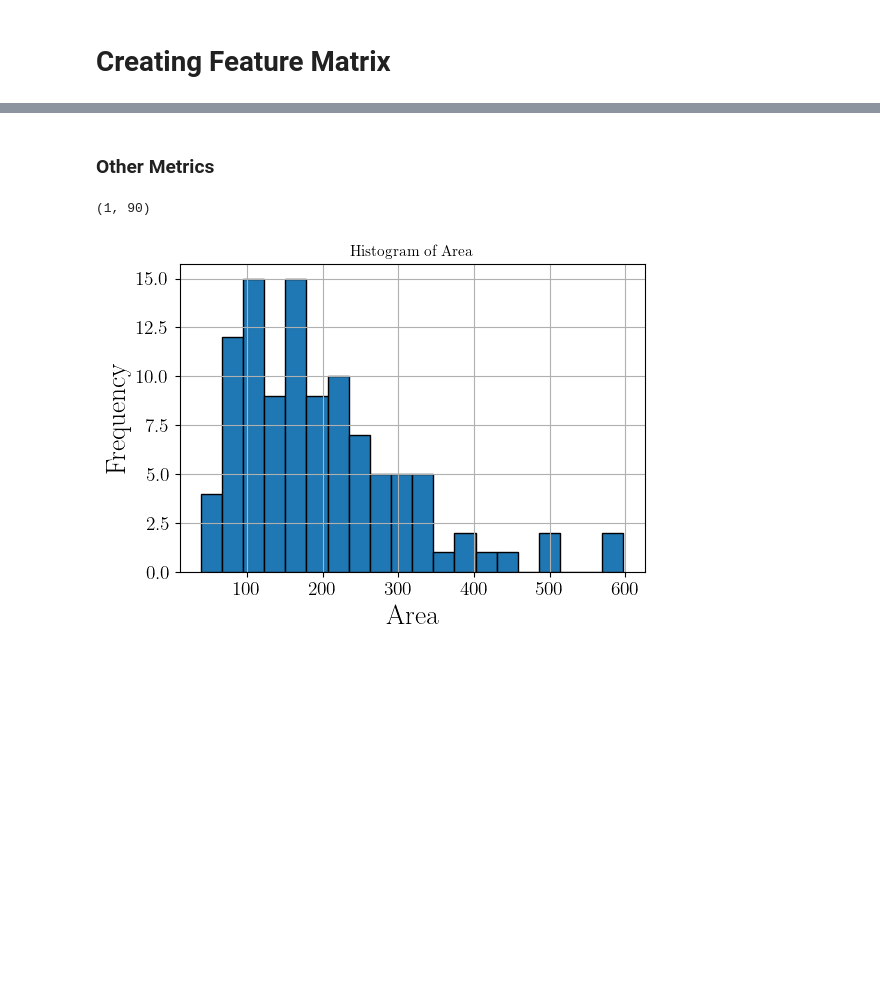
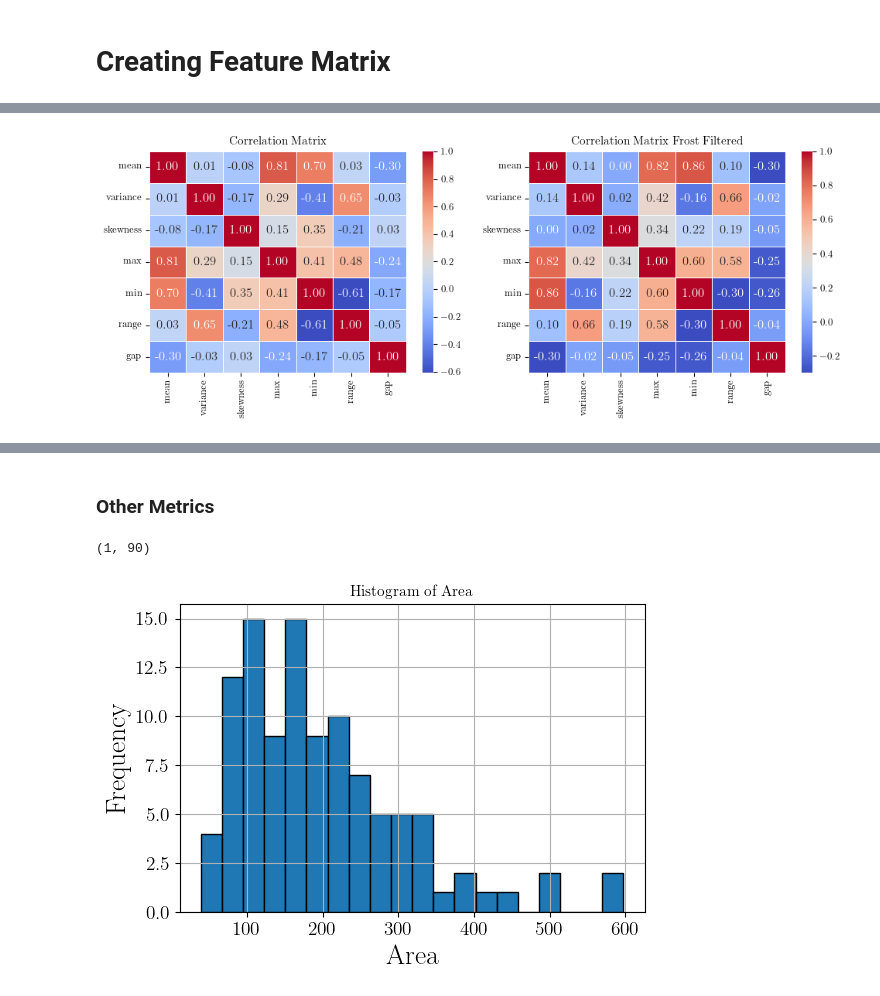
Before and after one commit to ol-webb/tree_gaps4, a Jupyter notebook: all_gaps_mk2/main1.ipynb, the cells around one changed output, grey strips where cells are left out. Cells and saved outputs as stored; diff of their text form; code cells hidden in the pictures; blank space fills up the shorter version.

```diff
--- a/all_gaps_mk2/main1.ipynb
+++ b/all_gaps_mk2/main1.ipynb
@@ -1364,2 +1536,22 @@ plt.savefig('allscatter_double.pdf')
+# %%
+X_df_2yr_lee_clean=X_df_2yr_lee.drop(columns=['area'],axis=1)
+# %%
+numeric_features_frost = X_df_2yr_lee_clean.drop(columns=['name'], errors='ignore')
+correlation_matrix_frost = numeric_features_frost.corr()
+
+numeric_features = X_df_2yr_clean.drop(columns=['name'], errors='ignore')
+correlation_matrix = numeric_features.corr()
+
+plt.figure(figsize=(10, 4))
+plt.subplot(1, 2, 1)
+sns.heatmap(correlation_matrix, annot=True, fmt=".2f", cmap='coolwarm', cbar=True, linewidths=0.5)
+plt.title('Correlation Matrix')
+plt.subplot(1, 2, 2)
+sns.heatmap(correlation_matrix_frost, annot=True, fmt=".2f", cmap='coolwarm', cbar=True, linewidths=0.5)
+plt.title('Correlation Matrix Frost Filtered')
+plt.tight_layout()
+plt.show()
+# %% [output]
+[figure, added]
 # %%
 
```
Also changed, not shown: parts of 41 cells of this notebook, 4 other files.
